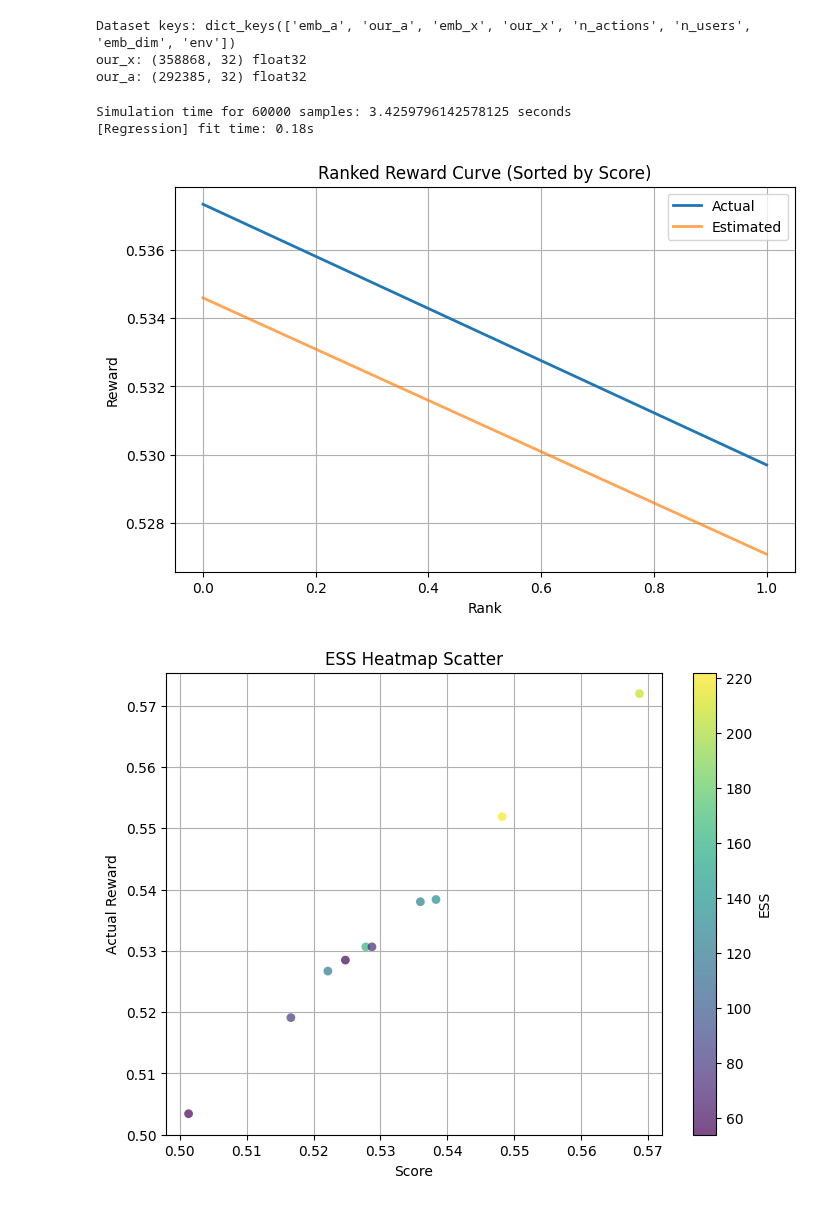
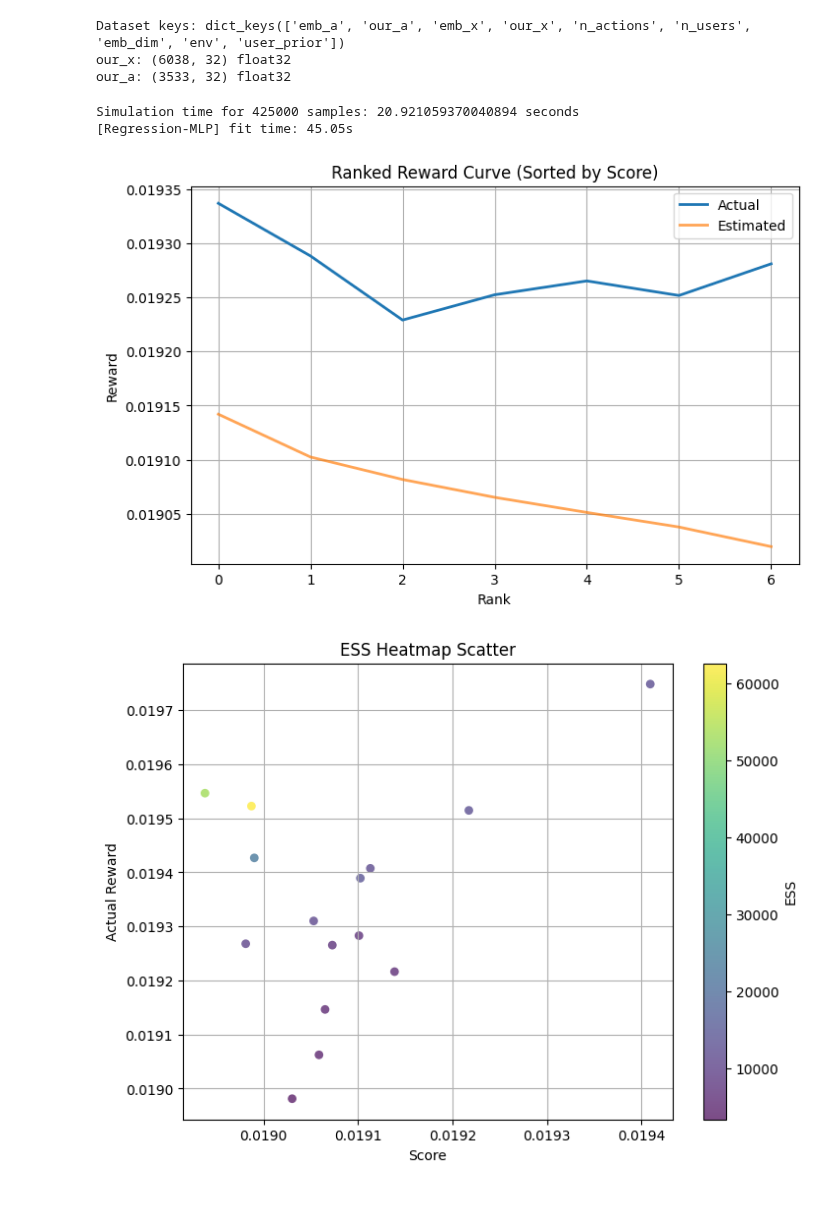
Before and after one commit to TauRoeed/OPC, a Jupyter notebook: new_trial.ipynb, the cells around one changed output. Cells and saved outputs as stored; diff of their text form; code cells hidden in the pictures.

```diff
--- a/new_trial.ipynb
+++ b/new_trial.ipynb
@@ -22,51 +23,46 @@ params = {
     "n_users": 25_000,
     "n_actions": 25_000,
     "emb_dim": 32,
-    "eps": 0.2,
+    "eps": 0.4,
     "ctr": 0.02,   # used by env / optional
 }
 
 dataset = generate_dataset(
     params=params,
     seed=12345,
-    emb_a='/home/roee/Documents/git-repos/OPC/BPR/embeddings/lastfm_item_factors.npy',
-    emb_x='/home/roee/Documents/git-repos/OPC/BPR/embeddings/lastfm_user_factors.npy',
+    emb_a='/home/roee/Documents/git-repos/OPC/BPR/embeddings/ml_item_factors.npy',
+    emb_x='/home/roee/Documents/git-repos/OPC/BPR/embeddings/ml_user_factors.npy',
+    user_prior='/home/roee/Documents/git-repos/OPC/BPR/embeddings/ml_user_interaction_counts.npy',
     materialize_q_x_a=False,   # CRITICAL
     dtype=np.float32,          # CRITICAL
     store_original=False,      # saves RAM
-    make_user_prior=False      # saves RAM
 )
 
 print("Dataset keys:", dataset.keys())
 print("our_x:", dataset["our_x"].shape, dataset["our_x"].dtype)
 print("our_a:", dataset["our_a"].shape, dataset["our_a"].dtype)
 # %% [output]
-Dataset keys: dict_keys(['emb_a', 'our_a', 'emb_x', 'our_x', 'n_actions', 'n_users', 'emb_dim', 'env'])
-our_x: (358868, 32) float32
-our_a: (292385, 32) float32
+Dataset keys: dict_keys(['emb_a', 'our_a', 'emb_x', 'our_x', 'n_actions', 'n_users', 'emb_dim', 'env', 'user_prior'])
+our_x: (6038, 32) float32
+our_a: (3533, 32) float32
 # %%
 df, df_all = random_policy_trainer_trial(
-    train_size=50_000,      # logged samples to fit regression
+    train_size=350_000,      # logged samples to fit regression
     dataset=dataset,
-    n_policies=10,          # how many candidate policies to score
-    val_size=10_000,        # logged samples to evaluate
+    n_policies=15,          # how many candidate policies to score
+    val_size=75_000,        # logged samples to evaluate
     use_random=True,
     use_oracle=True,
     jaws=False,
-
-    # policy sampling controls
-    K_candidates=512,       # candidate set size (controls speed/variance)
-
-    # scoring controls (reduce first; increase later)
-    n_bootstrap=200,
-    n_dm_mc=32,
-
+    n_bootstrap=1,
+    n_dm_mc=1,
+    chunk_size=3533,
     seed=12345,
 )
 
 compute_statistics_and_plots(df)
 # %% [output]
-Simulation time for 60000 samples: 3.4259796142578125 seconds
-[Regression] fit time: 0.18s
+Simulation time for 425000 samples: 20.921059370040894 seconds
+[Regression-MLP] fit time: 45.05s
-[figure, old version]
+[figure, new version]
-[figure, old version]
+[figure, new version]
```
Also changed, not shown: parts of 7 cells of this notebook, 8 other files.
